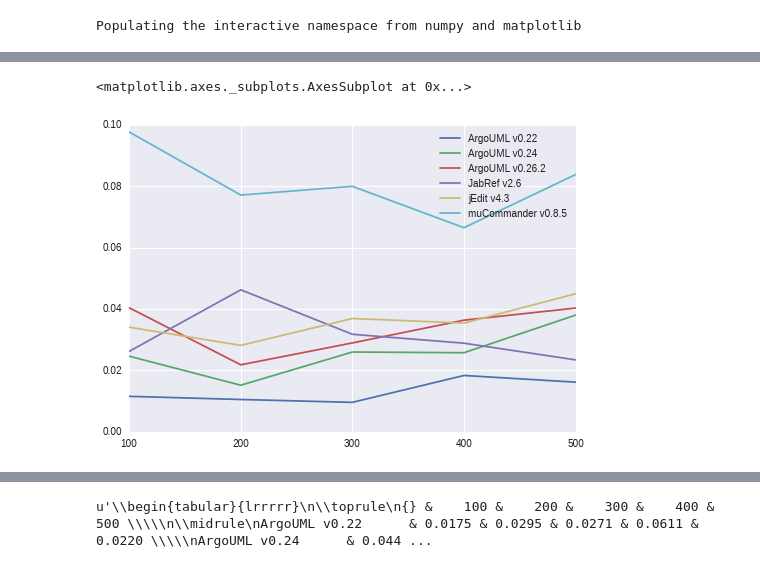
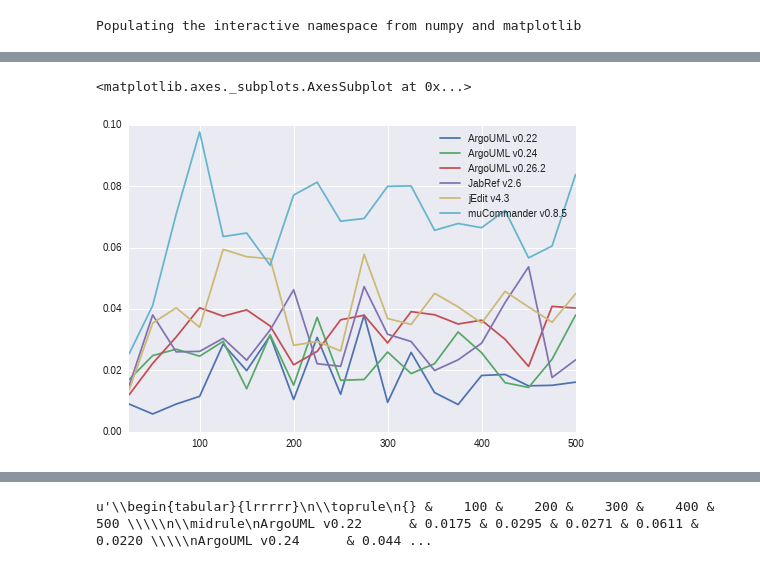
Before and after one commit to cscorley/doc2vec-feature-location, a Jupyter notebook: mrr_graphs.ipynb, the cells around one changed output, grey strips where cells are left out. Cells and saved outputs as stored; diff of their text form; code cells hidden in the pictures.

```diff
--- a/mrr_graphs.ipynb
+++ b/mrr_graphs.ipynb
@@ -44,8 +44,8 @@ lda
 # %%
-vec.T.plot(xticks=[100,200,300,400,500])
+vec.T.plot()
 # %% [output]
 <matplotlib.axes._subplots.AxesSubplot at 0x...>
-[figure, old version]
+[figure, new version]
 # %%
 vec
 # %% [output]
```
Also changed, not shown: parts of 7 cells of this notebook.
